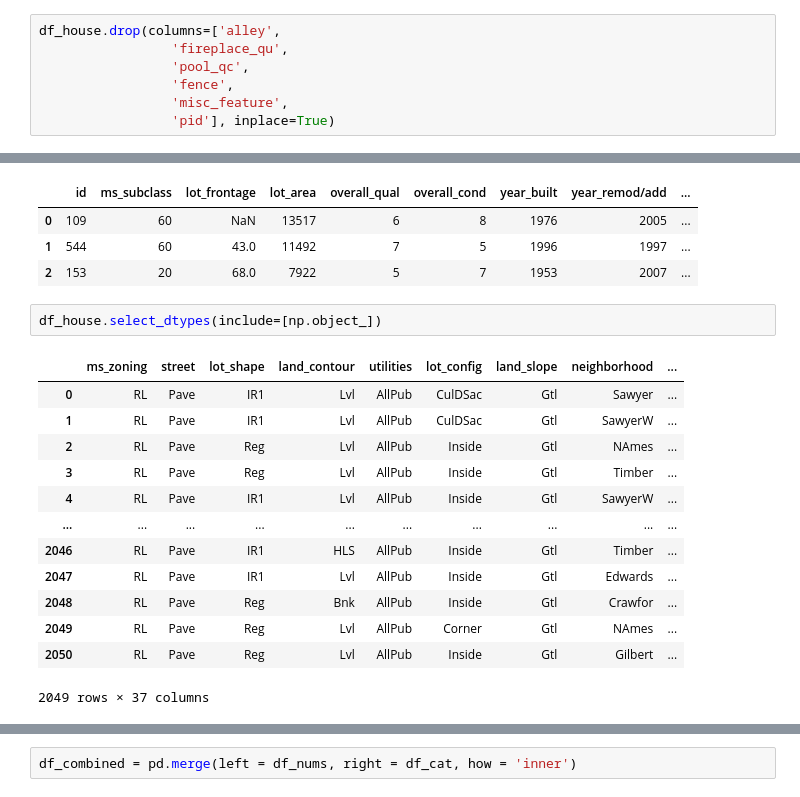
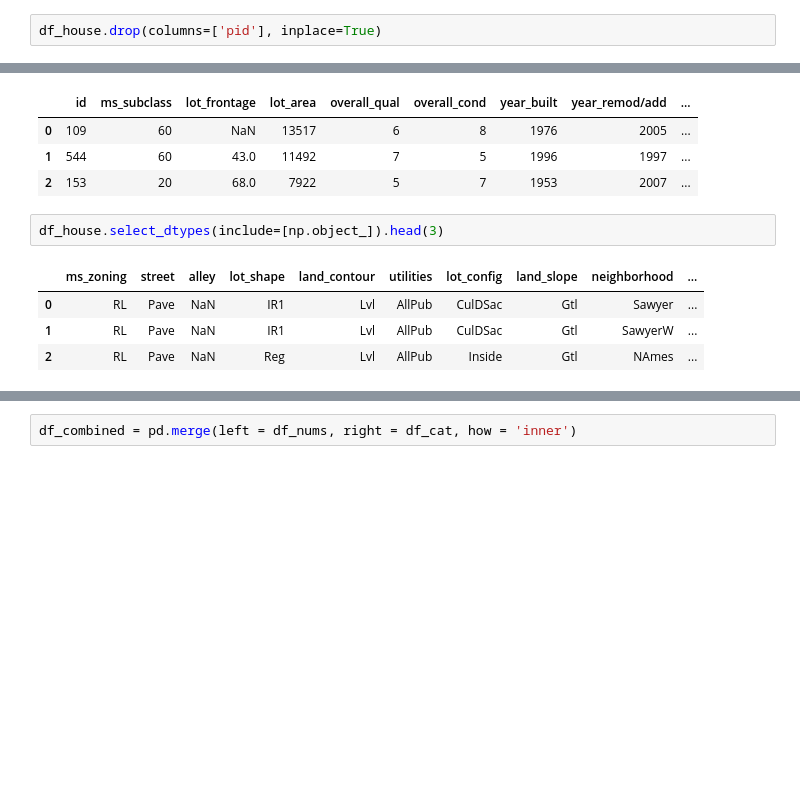
Before and after one commit to emilygama/Project-2-LassoCV-Modeling, a Jupyter notebook: code/04_Insights_and_Final_Visualizations.ipynb, the cells around one changed output, grey strips where cells are left out. Saved outputs shown, nothing was run; the diff lists cells and outputs as text; blank space fills up the shorter version.

```diff
--- a/code/04_Insights_and_Final_Visualizations.ipynb
+++ b/code/04_Insights_and_Final_Visualizations.ipynb
@@ -51,10 +42,5 @@ Length: 81, dtype: object
 # %%
 df_house.columns = df_house.columns.str.lower().str.replace(' ', '_')
 # %%
-df_house.drop(columns=['alley',
-                 'fireplace_qu',
-                 'pool_qc',
-                 'fence',
-                 'misc_feature',
-                 'pid'], inplace=True)
+df_house.drop(columns=['pid'], inplace=True)
 # %%
@@ -72,18 +54,9 @@ df_nums.head(3)
 | 1 | 544 | 60 | 43.0 | 11492 | 7 | 5 | 1996 | 1997 | ... |
 | 2 | 153 | 20 | 68.0 | 7922 | 5 | 7 | 1953 | 2007 | ... |
 # %%
-df_house.select_dtypes(include=[np.object_])
+df_house.select_dtypes(include=[np.object_]).head(3)
 # %% [output]
-|  | ms_zoning | street | lot_shape | land_contour | utilities | lot_config | land_slope | neighborhood | ... |
-| 0 | RL | Pave | IR1 | Lvl | AllPub | CulDSac | Gtl | Sawyer | ... |
-| 1 | RL | Pave | IR1 | Lvl | AllPub | CulDSac | Gtl | SawyerW | ... |
-| 2 | RL | Pave | Reg | Lvl | AllPub | Inside | Gtl | NAmes | ... |
-| 3 | RL | Pave | Reg | Lvl | AllPub | Inside | Gtl | Timber | ... |
-| 4 | RL | Pave | IR1 | Lvl | AllPub | Inside | Gtl | SawyerW | ... |
-| ... | ... | ... | ... | ... | ... | ... | ... | ... | ... |
-| 2046 | RL | Pave | IR1 | HLS | AllPub | Inside | Gtl | Timber | ... |
-| 2047 | RL | Pave | IR1 | Lvl | AllPub | Inside | Gtl | Edwards | ... |
-| 2048 | RL | Pave | Reg | Bnk | AllPub | Inside | Gtl | Crawfor | ... |
-| 2049 | RL | Pave | Reg | Lvl | AllPub | Corner | Gtl | NAmes | ... |
-| 2050 | RL | Pave | Reg | Lvl | AllPub | Inside | Gtl | Gilbert | ... |
+|  | ms_zoning | street | alley | lot_shape | land_contour | utilities | lot_config | land_slope | neighborhood | ... |
+| 0 | RL | Pave | NaN | IR1 | Lvl | AllPub | CulDSac | Gtl | Sawyer | ... |
+| 1 | RL | Pave | NaN | IR1 | Lvl | AllPub | CulDSac | Gtl | SawyerW | ... |
+| 2 | RL | Pave | NaN | Reg | Lvl | AllPub | Inside | Gtl | NAmes | ... |
-2049 rows × 37 columns
```
Also changed, not shown: parts of 78 cells of this notebook, 14 other files.
